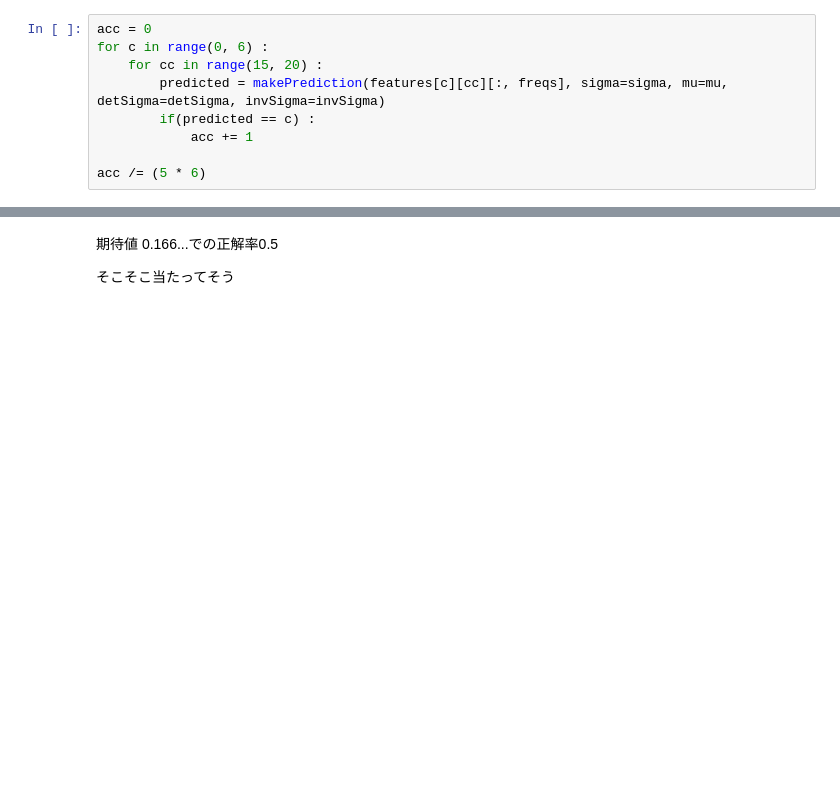
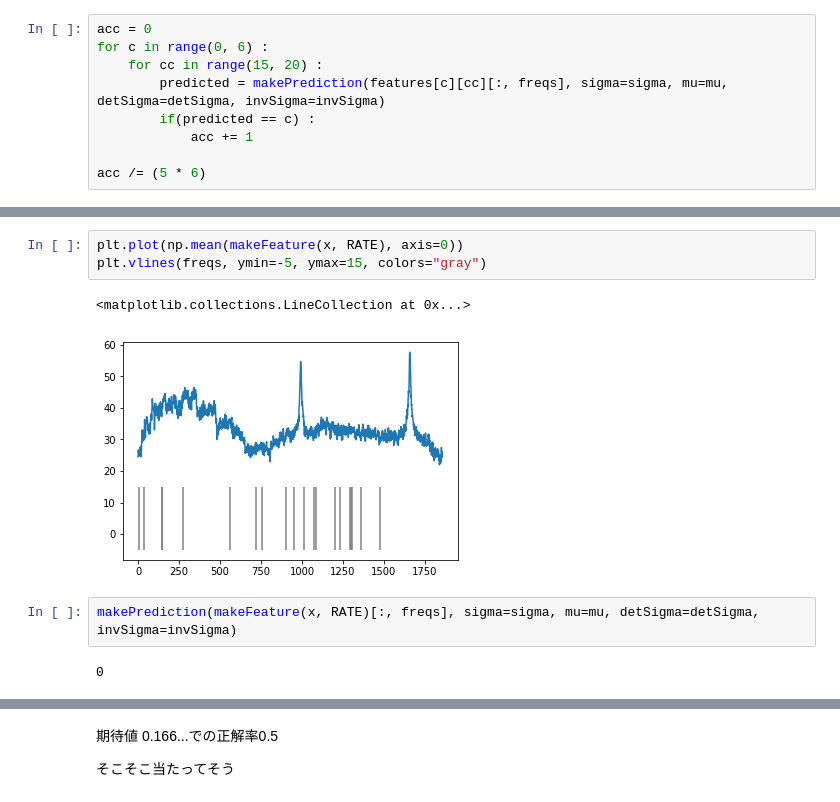
Before and after one commit to NaitoJunpei/speech, a Jupyter notebook: 音声入力cython.ipynb, the cells around one changed output, grey strips where cells are left out. Cells and saved outputs as stored; diff of their text form; blank space fills up the shorter version.

```diff
--- a/音声入力cython.ipynb
+++ b/音声入力cython.ipynb
@@ -325,0 +505,10 @@ acc
+# %%
+plt.plot(np.mean(makeFeature(x, RATE), axis=0))
+plt.vlines(freqs, ymin=-5, ymax=15, colors="gray")
+# %% [output]
+<matplotlib.collections.LineCollection at 0x...>
+[figure, added]
+# %%
+makePrediction(makeFeature(x, RATE)[:, freqs], sigma=sigma, mu=mu, detSigma=detSigma, invSigma=invSigma)
+# %% [output]
+0
```
Also changed, not shown: parts of 30 cells of this notebook, 4 other files.
